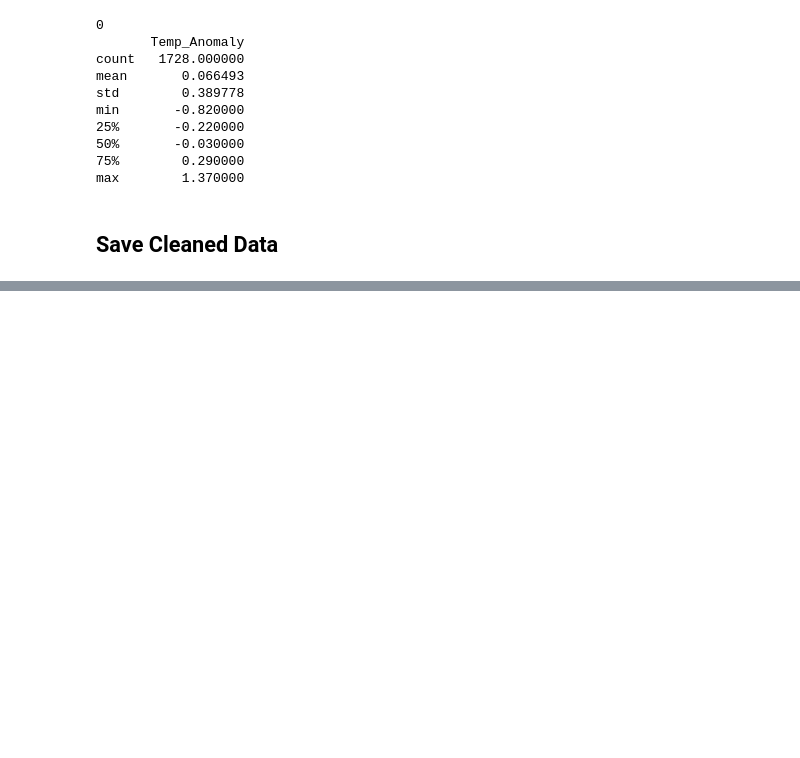
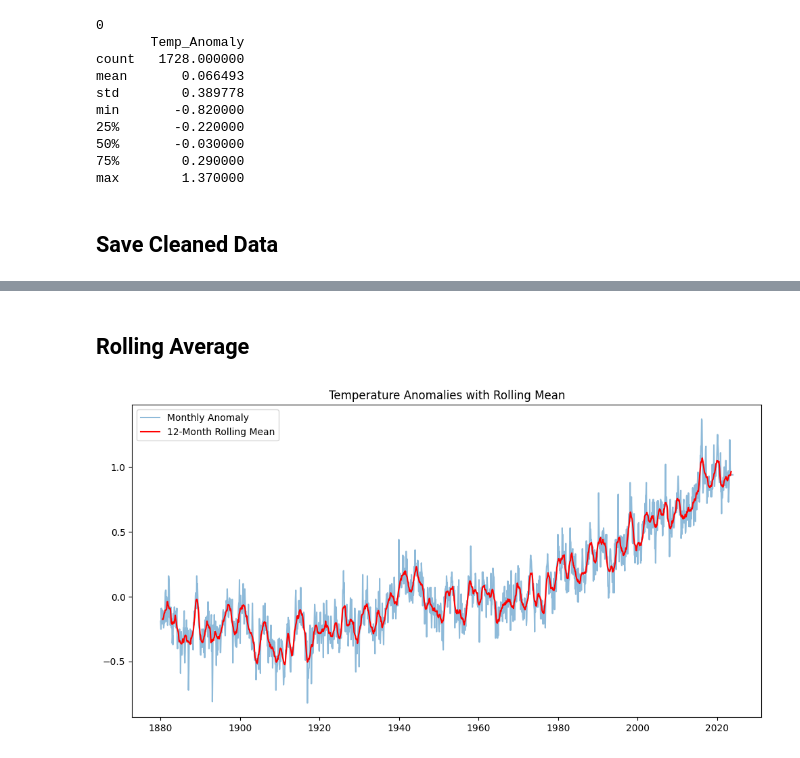
Before and after one commit to het0814/Climate-Change-Prediction, a Jupyter notebook: notebooks/Exploratory_Data_Analysis.ipynb, the cells around one changed output, grey strips where cells are left out. Cells and saved outputs as stored; diff of their text form; code cells hidden in the pictures; blank space fills up the shorter version.

```diff
--- a/notebooks/Exploratory_Data_Analysis.ipynb
+++ b/notebooks/Exploratory_Data_Analysis.ipynb
@@ -85,0 +103,12 @@ monthly_df.to_csv('../data/processed/monthly_temp_anomalies.csv')
+# %% [markdown]
+## Rolling Average
+# %%
+rolling_mean = monthly_df['Temp_Anomaly'].rolling(window=12, center=True).mean()
+plt.figure(figsize=(12, 6))
+plt.plot(monthly_df['Temp_Anomaly'], label='Monthly Anomaly', alpha=0.5)
+plt.plot(rolling_mean, label='12-Month Rolling Mean', color='red')
+plt.title('Temperature Anomalies with Rolling Mean')
+plt.legend()
+plt.show()
+# %% [output]
+[figure, added]
```
Also changed, not shown: parts of 3 cells of this notebook.
